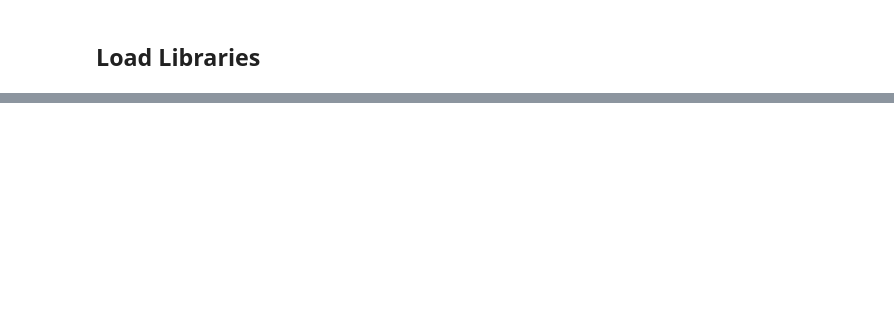
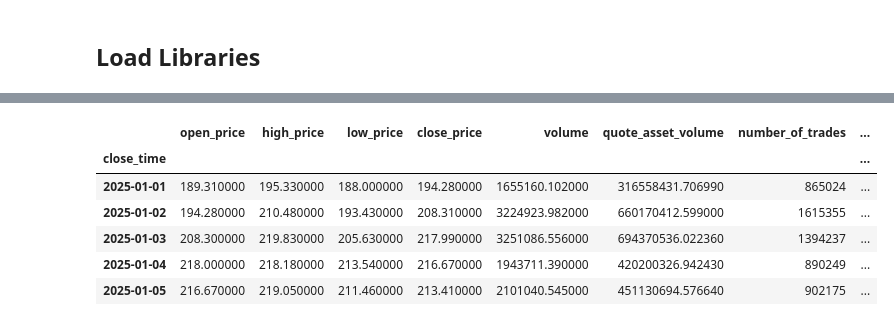
Before and after one commit to sonalabzqueen/js, a Jupyter notebook: dissertation_graphs.ipynb, the cells around one changed output, grey strips where cells are left out. Cells and saved outputs as stored; diff of their text form; code cells hidden in the pictures; blank space fills up the shorter version.

```diff
--- a/dissertation_graphs.ipynb
+++ b/dissertation_graphs.ipynb
@@ -242,0 +42,35 @@ predictions.to_csv("predictions_macd.csv", index=False)
+# %%
+# Select data from Jan 1 to Jan 30, 2025
+jan_df = df.loc['2025-01-01':'2025-01-31'].copy()
+
+# Assuming your DataFrame is called df and 'close_time' is the index
+jan_df.index = pd.to_datetime(jan_df.index)  # Ensure datetime index
+
+# Resample to daily OHLCV
+df_daily = jan_df.resample('D').agg({
+    'open_price': 'first',
+    'high_price': 'max',
+    'low_price': 'min',
+    'close_price': 'last',
+    'volume': 'sum',
+    'quote_asset_volume': 'sum',
+    'number_of_trades': 'sum',
+    'taker_buy_base': 'sum',
+    'taker_buy_quote': 'sum',
+    'ignore': 'last'  # usually 0, or you can drop this if not needed
+})
+
+# Drop any days with no data (e.g., market closed)
+df_daily.dropna(subset=['open_price'], inplace=True)
+# Calculate daily returns on the original data
+df_daily['return'] = df_daily['close_price'].pct_change() * 100
+df_daily.fillna(0, inplace=True)
+df_daily.head()
+# %% [output]
+|  | open_price | high_price | low_price | close_price | volume | quote_asset_volume | number_of_trades | ... |
+| close_time |  |  |  |  |  |  |  | ... |
+| 2025-01-01 | 189.310000 | 195.330000 | 188.000000 | 194.280000 | 1655160.102000 | 316558431.706990 | 865024 | ... |
+| 2025-01-02 | 194.280000 | 210.480000 | 193.430000 | 208.310000 | 3224923.982000 | 660170412.599000 | 1615355 | ... |
+| 2025-01-03 | 208.300000 | 219.830000 | 205.630000 | 217.990000 | 3251086.556000 | 694370536.022360 | 1394237 | ... |
+| 2025-01-04 | 218.000000 | 218.180000 | 213.540000 | 216.670000 | 1943711.390000 | 420200326.942430 | 890249 | ... |
+| 2025-01-05 | 216.670000 | 219.050000 | 211.460000 | 213.410000 | 2101040.545000 | 451130694.576640 | 902175 | ... |
```
Also changed, not shown: parts of 24 cells of this notebook.
